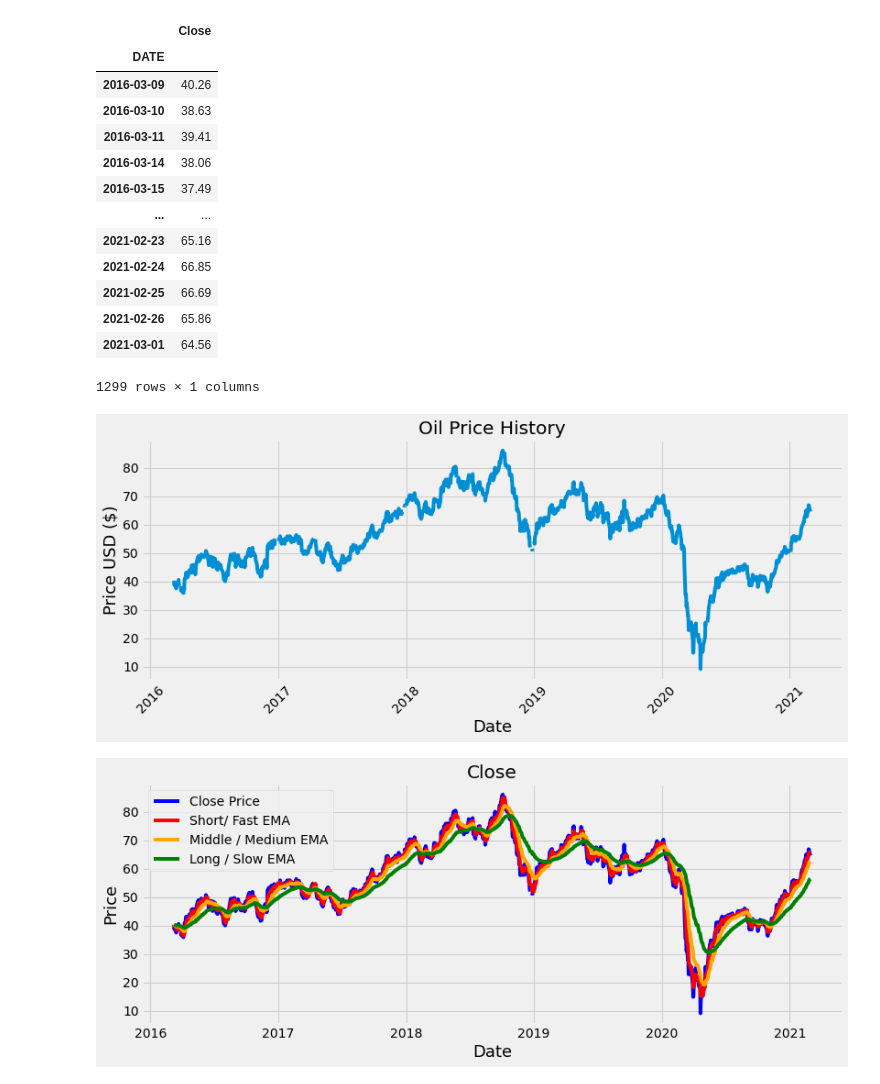
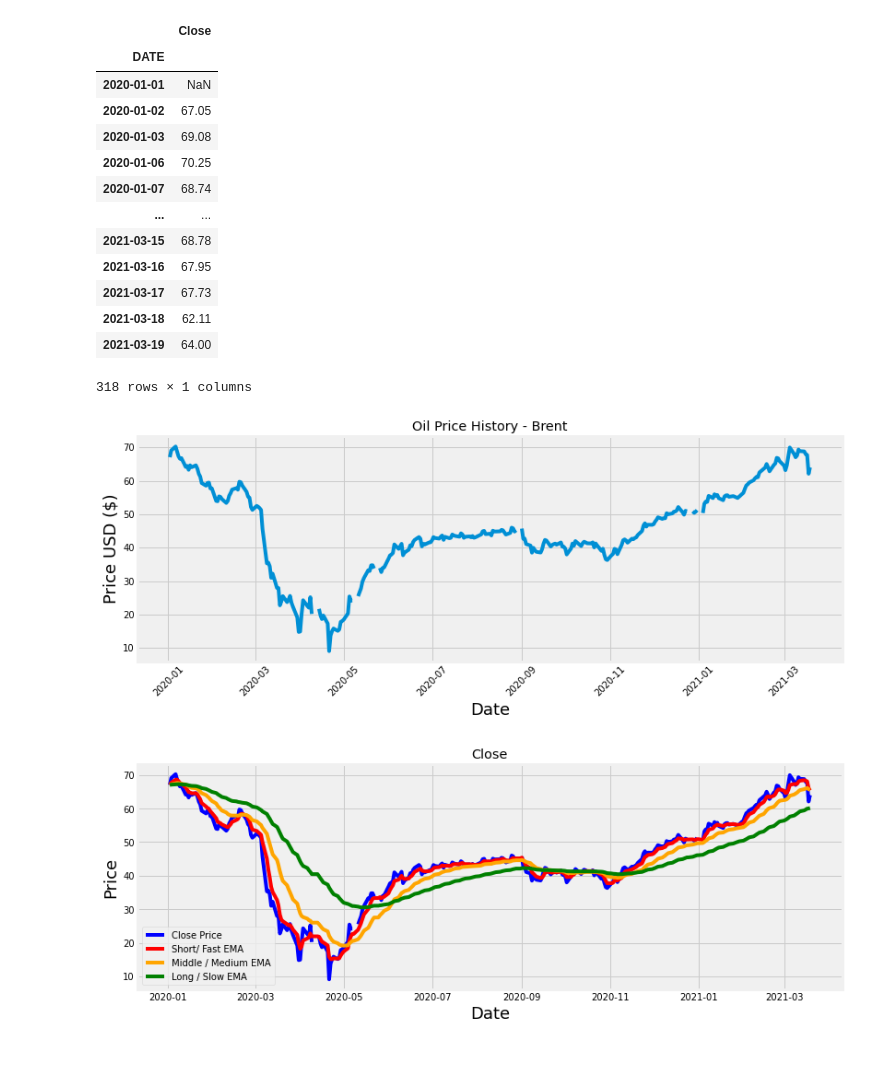
Before and after one commit to sergiocabrales/python, a Jupyter notebook: Oil.ipynb, the cells around one changed output. Cells and saved outputs as stored; diff of their text form; code cells hidden in the pictures; blank space fills up the shorter version.

```diff
--- a/Oil.ipynb
+++ b/Oil.ipynb
@@ -34,34 +15,34 @@ df
 # %%
-df = pdr.get_data_fred('DCOILBRENTEU')
+df = pdr.get_data_fred('DCOILBRENTEU',start='2020-01-01', end='2021-03-19')
 df.columns = ['Close']
 df
 # %% [output]
 |  | Close |
 | DATE |  |
-| 2016-03-09 | 40.26 |
-| 2016-03-10 | 38.63 |
-| 2016-03-11 | 39.41 |
-| 2016-03-14 | 38.06 |
-| 2016-03-15 | 37.49 |
+| 2020-01-01 | NaN |
+| 2020-01-02 | 67.05 |
+| 2020-01-03 | 69.08 |
+| 2020-01-06 | 70.25 |
+| 2020-01-07 | 68.74 |
 | ... | ... |
-| 2021-02-23 | 65.16 |
-| 2021-02-24 | 66.85 |
-| 2021-02-25 | 66.69 |
-| 2021-02-26 | 65.86 |
-| 2021-03-01 | 64.56 |
+| 2021-03-15 | 68.78 |
+| 2021-03-16 | 67.95 |
+| 2021-03-17 | 67.73 |
+| 2021-03-18 | 62.11 |
+| 2021-03-19 | 64.00 |
-1299 rows × 1 columns
+318 rows × 1 columns
 # %%
 # Visually Show The Stock Price(s)
 #Create and plot the graph
 plt.figure(figsize=(12.2,4.5)) #width = 12.2in, height = 4.5
 plt.plot( df['Close'],  label='Close')#plt.plot( X-Axis , Y-Axis, line_width, alpha_for_blending,  label)
 plt.xticks(rotation=45)
-plt.title('Oil Price History')
+plt.title('Oil Price History - Brent')
 plt.xlabel('Date',fontsize=18)
 plt.ylabel('Price USD ($)',fontsize=18)
 plt.show()
 # %% [output]
-[figure, old version]
+[figure, new version]
 # %%
 # Calculate the three moving averages
 #Calculate ther Short / Fast exponential moving average
@@ -83,7 +64,7 @@ plt.xlabel('Date', fontsize=18)
 plt.ylabel('Price', fontsize=18)
 plt.show()
 # %% [output]
-[figure, old version]
+[figure, new version]
 # %%
 # Add the EMV to the data set
 df['Short'] = ShortEMA
```
Also changed, not shown: parts of 4 cells of this notebook.
